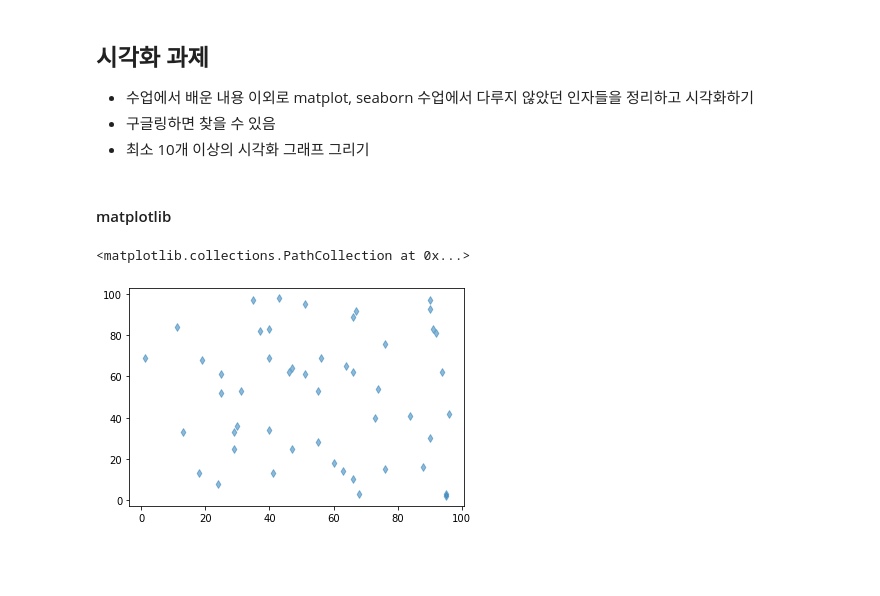
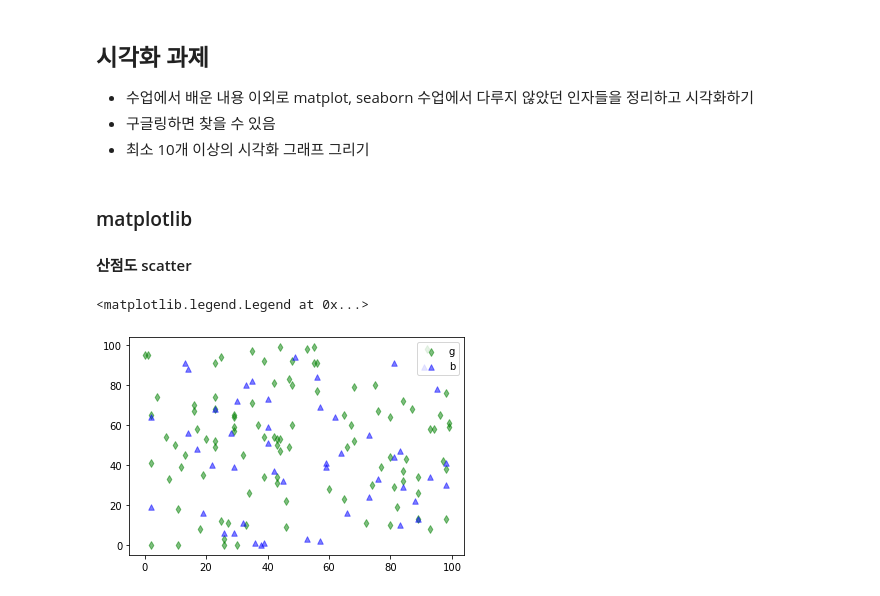
Before and after one commit to glwtr22/Data-Analtysis, a Jupyter notebook: 김조현_0918_과제제출_과제.ipynb, the cells around one changed output. Saved outputs shown, nothing was run; the diff lists cells and outputs as text; code cells hidden in the pictures; blank space fills up the shorter version.

```diff
--- a/김조현_0918_과제제출_과제.ipynb
+++ b/김조현_0918_과제제출_과제.ipynb
@@ -4,7 +4,9 @@
 - 구글링하면 찾을 수 있음
 - 최소 10개 이상의 시각화 그래프 그리기
 # %% [markdown]
-#### matplotlib
+### matplotlib
+
+#### 산점도 scatter
 # %%
 from matplotlib import pyplot as plt
 import numpy as np
@@ -11,7 +14,12 @@ import numpy as np
 # %%
-x = np.random.randint(0, 100, 50)     # 0 ~ 100 사이의 정수 중 랜덤한 50개
-y = np.random.randint(0, 100, 50)
-plt.scatter(x, y, s = 30, marker = "d", alpha = 0.5)
+x = np.random.randint(0, 100, 100)     # 0 ~ 100 사이의 정수 중 랜덤한 50개
+y = np.random.randint(0, 100, 100)
+cmap_lst = [plt.cm.rainbow, plt.cm.Blues, plt.cm.autumn, plt.cm.RdYlGn]
+plt.scatter(x, y, s = 30, c = "green", marker = "d", alpha = 0.5, label = "g")
+x2 = np.random.randint(0, 100, 50)     # 0 ~ 100 사이의 정수 중 랜덤한 50개
+y2 = np.random.randint(0, 100, 50)
+plt.scatter(x2, y2, s = 30, c = "blue", marker = "^", alpha = 0.5, label = "b")
+plt.legend(loc = "upper right")
 # %% [output]
-<matplotlib.collections.PathCollection at 0x...>
+<matplotlib.legend.Legend at 0x...>
-[figure, old version]
+[figure, new version]
```
Also changed, not shown: parts of 5 cells of this notebook, 7 other files.
